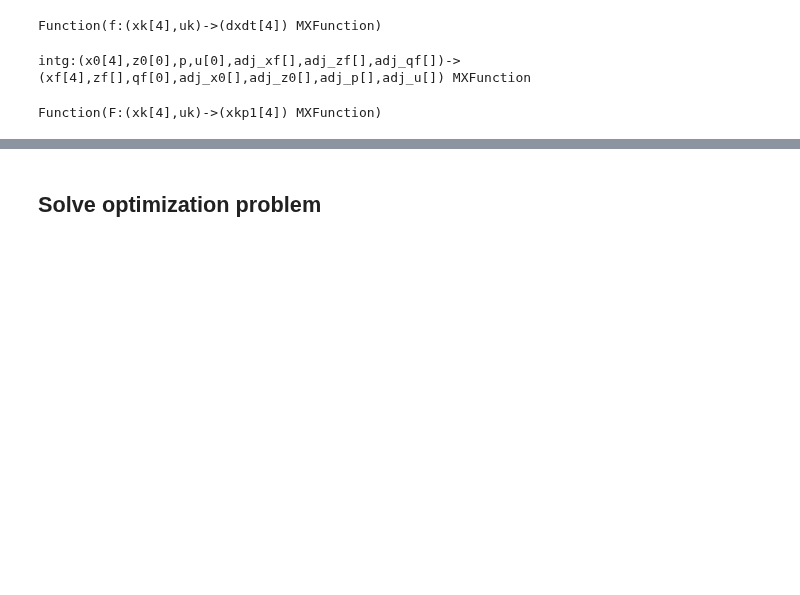
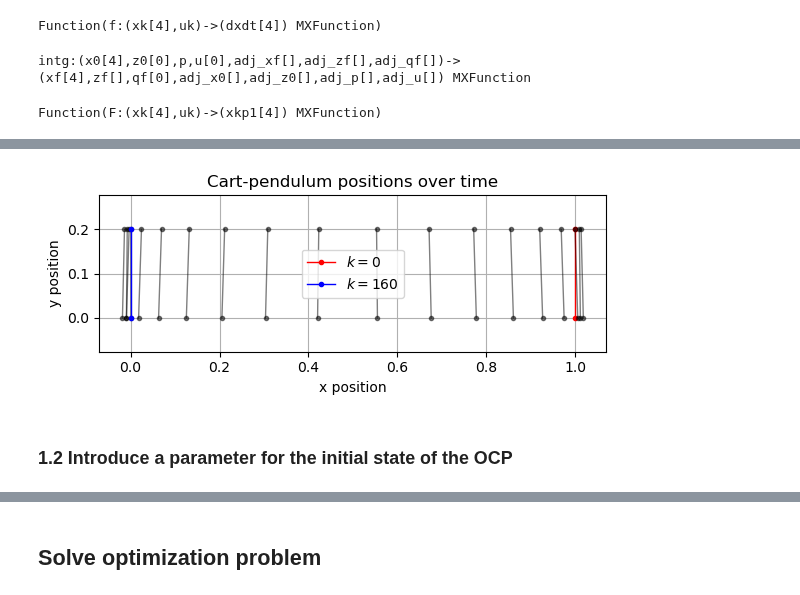
Before and after one commit to billtubbs/casadi-examples, a Jupyter notebook: 8-MPC-exercise.ipynb, the cells around one changed output, grey strips where cells are left out. Cells and saved outputs as stored; diff of their text form; code cells hidden in the pictures; blank space fills up the shorter version.

```diff
--- a/8-MPC-exercise.ipynb
+++ b/8-MPC-exercise.ipynb
@@ -92,0 +324,10 @@ $$
+# %%
+ax = pend_sequence_plot(pos_opt, theta_opt)
+plt.tight_layout()
+filename = 'mpc_solution_1_1_seq.pdf'
+plt.savefig(os.path.join(plot_dir, filename))
+plt.show()
+# %% [output]
+[figure, added]
+# %% [markdown]
+### 1.2 Introduce a parameter for the initial state of the OCP
```
Also changed, not shown: parts of 29 cells of this notebook.
